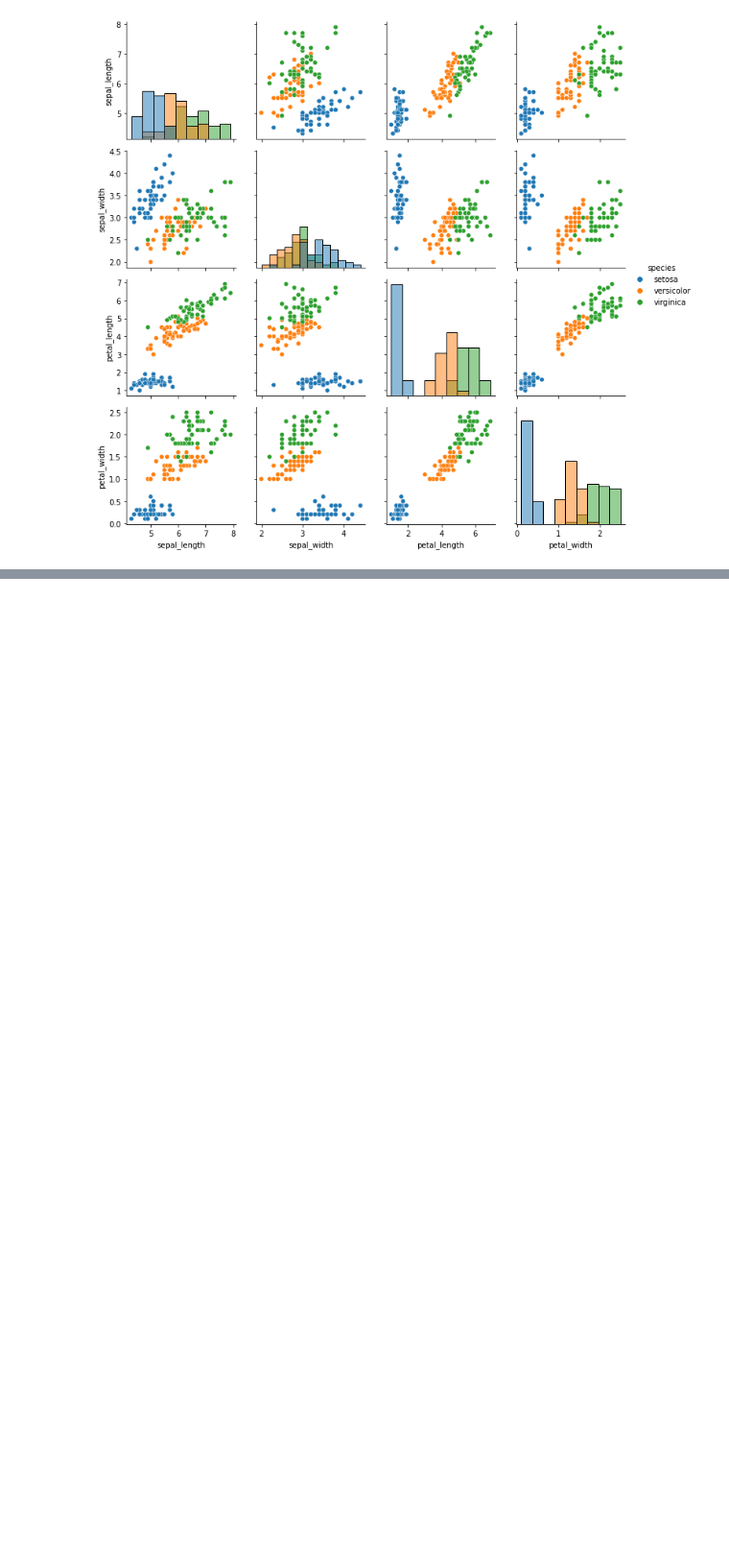
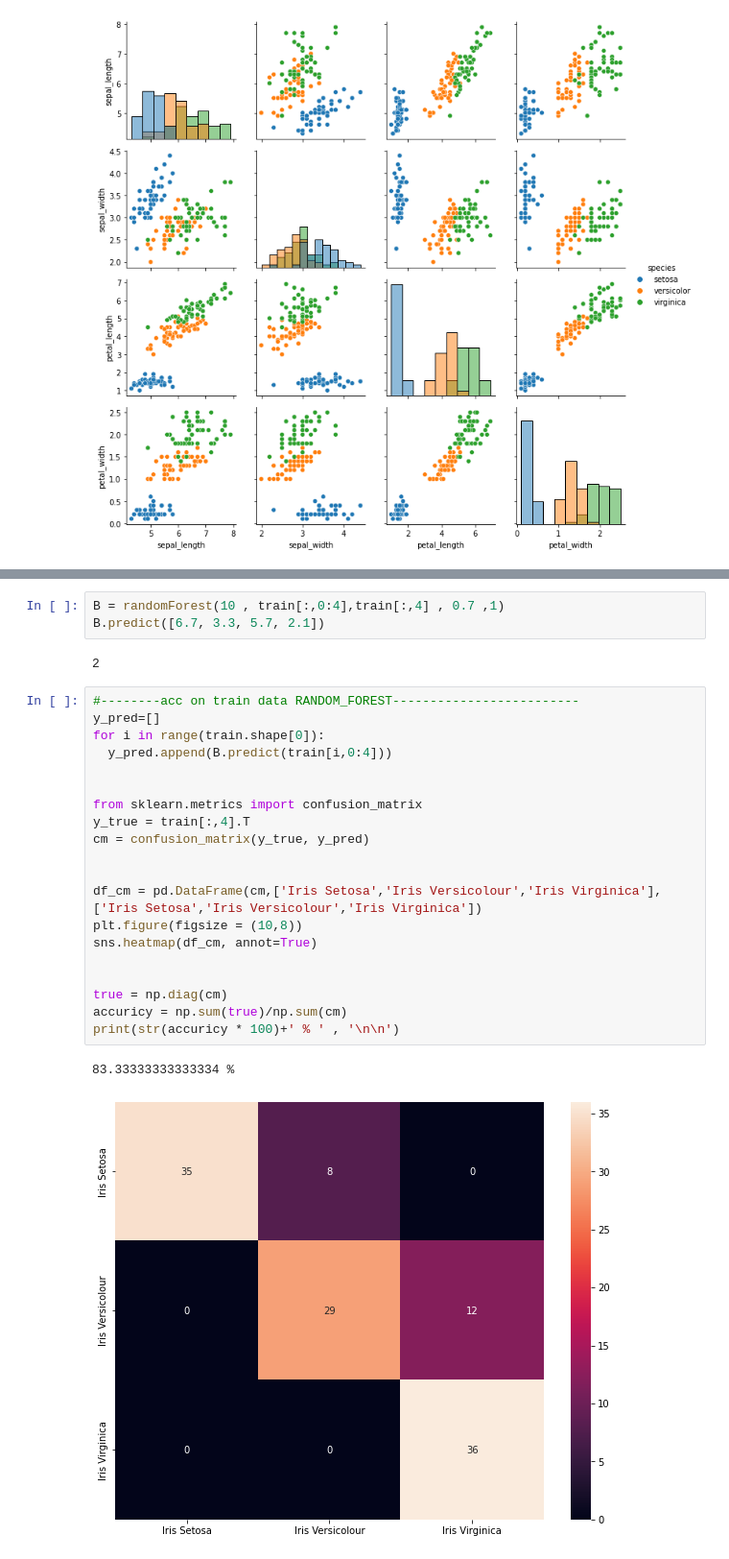
Before and after one commit to farhadhsn8/MLP, a Jupyter notebook: bagging_randomForest.ipynb, the cells around one changed output, grey strips where cells are left out. Shown: that part at 96% size. Drawn from its saved outputs; the diff is of its cells as text; blank space fills up the shorter version.

Commit message:
random forest

```diff
--- a/bagging_randomForest.ipynb
+++ b/bagging_randomForest.ipynb
@@ -327,0 +353,28 @@ layer  :  2 name :  5   indexOfBestFeature =>  0
+# %%
+B = randomForest(10 , train[:,0:4],train[:,4] , 0.7 ,1)
+B.predict([6.7, 3.3, 5.7, 2.1])
+# %% [output]
+2
+# %%
+#--------acc on train data RANDOM_FOREST-------------------------
+y_pred=[]
+for i in range(train.shape[0]):
+  y_pred.append(B.predict(train[i,0:4]))
+
+
+from sklearn.metrics import confusion_matrix
+y_true = train[:,4].T
+cm = confusion_matrix(y_true, y_pred)
+
+
+df_cm = pd.DataFrame(cm,['Iris Setosa','Iris Versicolour','Iris Virginica'],['Iris Setosa','Iris Versicolour','Iris Virginica'])
+plt.figure(figsize = (10,8))
+sns.heatmap(df_cm, annot=True)
+
+
+true = np.diag(cm)
+accuricy = np.sum(true)/np.sum(cm)
+print(str(accuricy * 100)+' % ' , '\n\n')
+# %% [output]
+83.33333333333334 %
+[figure, added]
```
Also changed, not shown: parts of 8 cells of this notebook.
